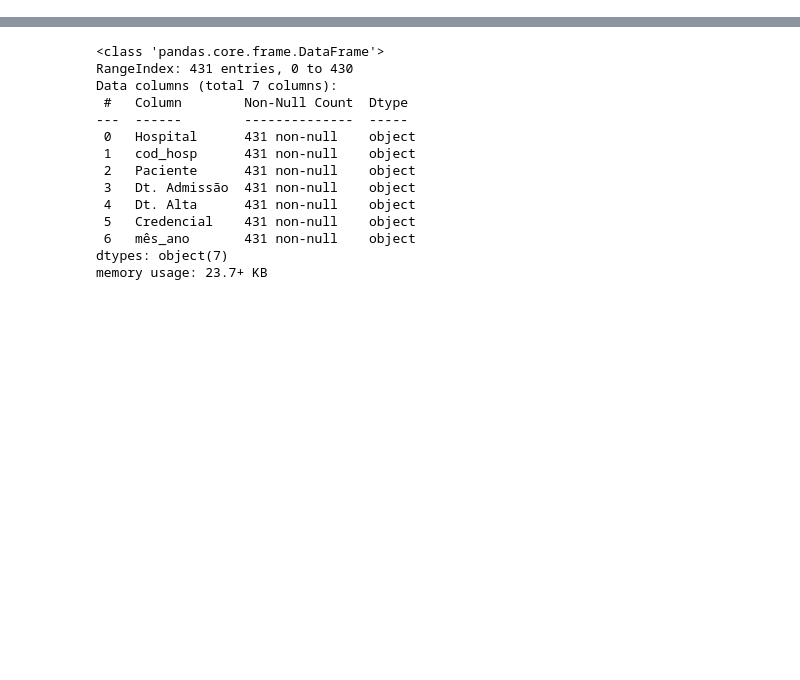
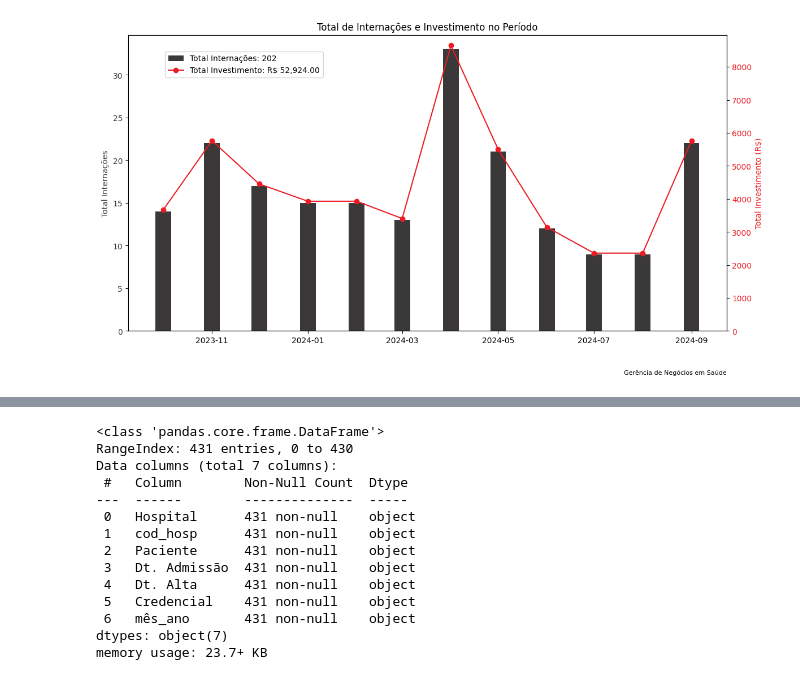
Before and after one commit to nwesleybhz/nwesley, a Jupyter notebook: go_hosp.ipynb, the cells around one changed output, grey strips where cells are left out. Drawn from its saved outputs; the diff is of its cells as text; code cells hidden in the pictures; blank space fills up the shorter version.

Commit message:
pós avaliação de todo período

```diff
--- a/go_hosp.ipynb
+++ b/go_hosp.ipynb
@@ -54,11 +54,9 @@ if 'Hospital' not in df.columns or 'cod_hosp' not in df.columns:
     print("As colunas 'Hospital' ou 'cod_hosp' não estão presentes no DataFrame.")
 else:
     # 6. Agrupar por 'mes_ano_str', 'Hospital', e 'cod_hosp' e calcular a soma de 'total_int' e 'total_serv'
-    df_agrupado = df_filtrado.groupby(['mes_ano_str', 'Hospital', 'cod_hosp'])[['total_int', 'total_serv']].sum()
+    df_agrupado = df_filtrado.groupby(['mes_ano_str', 'Hospital', 'cod_hosp'])[['total_int', 'total_serv']].sum().reset_index()
 
-    # Converter o índice de volta para string 'MM-YYYY' para exibição
-    df_agrupado.index = df_agrupado.index.set_levels(df_agrupado.index.levels[0].strftime('%m-%Y'), level=0)
-
+    # Agora todas as colunas estão no mesmo nível
     # 7. Exibir o resultado
     print(df_agrupado)
 # %% [output]
@@ -170,3 +80,58 @@ KeyError: 'A coluna de data correta não foi encontrada após reset_index.'
+# %%
+import pandas as pd
+import matplotlib.pyplot as plt
+
+# Certificar que a coluna 'mes_ano_str' está no formato datetime para ordenação
+df_agrupado['mes_ano_str'] = pd.to_datetime(df_agrupado['mes_ano_str'], format='%Y-%m-%d')
+
+# Agrupar por 'mes_ano_str' e calcular a soma de 'total_int' e 'total_serv'
+df_agrupado2 = df_agrupado.groupby('mes_ano_str').agg({
+    'total_int': 'sum',
+    'total_serv': 'sum'
+}).reset_index()
+
+# Ordenar o DataFrame pela data
+df_agrupado2 = df_agrupado2.sort_values('mes_ano_str')
+
+# Calcular os totais de internações e investimentos
+total_internacoes = df_agrupado2['total_int'].sum()
+total_investimento = df_agrupado2['total_serv'].sum()
+
+# Criar o gráfico
+fig, ax1 = plt.subplots(figsize=(12, 6))
+
+# Gráfico de barras para 'total_int' (internações) com barras mais largas (width=0.9)
+bars = ax1.bar(df_agrupado2['mes_ano_str'], df_agrupado2['total_int'], color='#3A3838', label=f'Total Internações: {total_internacoes}', width=10)
+ax1.set_xlabel('')
+ax1.set_ylabel('Total Internações', color='#3A3838')
+ax1.tick_params('y', labelcolor='#3A3838')
+
+# Criar o segundo eixo Y para a linha de 'total_serv' (investimento)
+ax2 = ax1.twinx()
+ax2.plot(df_agrupado2['mes_ano_str'], df_agrupado2['total_serv'], color='#ED1C24', marker='o', linestyle='-', label=f'Total Investimento: R$ {total_investimento:,.2f}')
+ax2.set_ylabel('Total Investimento (R$)', color='#ED1C24')
+ax2.tick_params('y', labelcolor='#ED1C24')
+
+# Adicionar título ao gráfico
+plt.title('Total de Internações e Investimento no Período')
+
+# Ajustar os limites dos eixos Y
+ax1.set_ylim(ymin=0)
+ax2.set_ylim(ymin=0)
+
+# Configurar a legenda
+fig.legend(loc="upper left", bbox_to_anchor=(0.1, 0.9))
+
+# Exibir o gráfico
+plt.tight_layout()
+
+# Adiciona a notação "Gerência de Negócios em Saúde" no canto inferior direito
+plt.text(1, -0.15, "Gerência de Negócios em Saúde", transform=plt.gca().transAxes,
+         fontsize=8, horizontalalignment='right', verticalalignment='bottom')
+
+plt.show()
+# %% [output]
+[figure, added]
 # %%
 #auditoria concorrente
 from google.colab import auth
```
Also changed, not shown: parts of 14 cells of this notebook.
